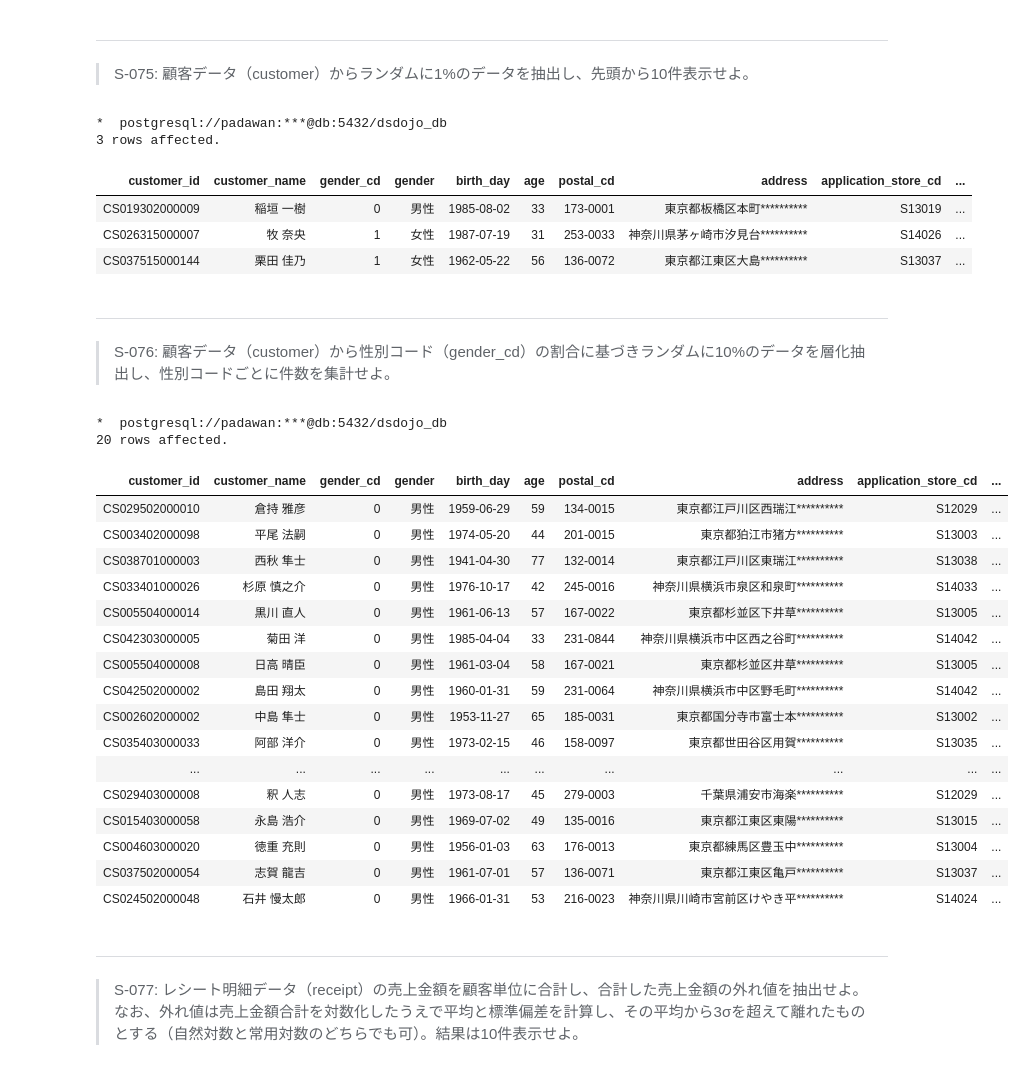
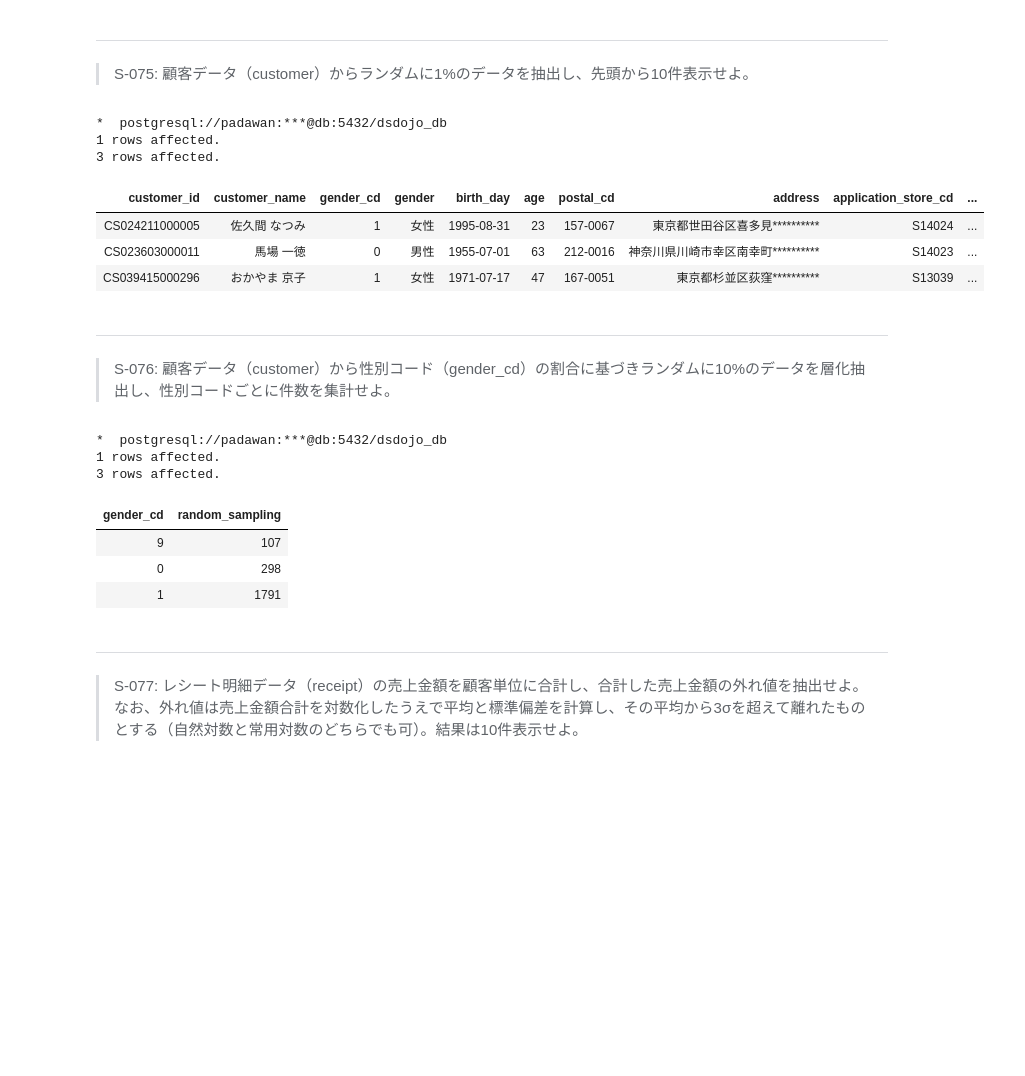
Before and after one commit to palakpaneerer/100knocks-preprocess, a Jupyter notebook: docker/work/preprocess_knock_SQL.ipynb, the cells around one changed output. Cells and saved outputs as stored; diff of their text form; code cells hidden in the pictures; blank space fills up the shorter version.

```diff
--- a/docker/work/preprocess_knock_SQL.ipynb
+++ b/docker/work/preprocess_knock_SQL.ipynb
@@ -2403,74 +2277,72 @@ LIMIT
 # %%
 %%sql
 
-WITH no_tbl AS (
+SELECT SETSEED(0.1);
+
+WITH row_tbl AS (
     SELECT
         *,
+        COUNT(*) OVER() AS total_records,
         ROW_NUMBER() OVER(ORDER BY RANDOM()) AS row
     FROM
         customer
 )
 SELECT
-    *
+    *,
+    COUNT(*) OVER() AS random_sampling
 FROM
-    no_tbl
+    row_tbl
 WHERE
-    row <= (SELECT
-               COUNT(*) * 0.01
-            FROM
-                customer)
+    row <= 0.01 * (SELECT
+                      COUNT(*)
+                  FROM
+                      customer
+                 )
 LIMIT
-    3
-;
+    3;
 # %% [output]
 *  postgresql://padawan:***@db:5432/dsdojo_db
+1 rows affected.
 3 rows affected.
 | customer_id | customer_name | gender_cd | gender | birth_day | age | postal_cd | address | application_store_cd | ... |
-| CS019302000009 | 稲垣 一樹 | 0 | 男性 | 1985-08-02 | 33 | 173-0001 | 東京都板橋区本町********** | S13019 | ... |
-| CS026315000007 | 牧 奈央 | 1 | 女性 | 1987-07-19 | 31 | 253-0033 | 神奈川県茅ヶ崎市汐見台********** | S14026 | ... |
-| CS037515000144 | 栗田 佳乃 | 1 | 女性 | 1962-05-22 | 56 | 136-0072 | 東京都江東区大島********** | S13037 | ... |
+| CS024211000005 | 佐久間 なつみ | 1 | 女性 | 1995-08-31 | 23 | 157-0067 | 東京都世田谷区喜多見********** | S14024 | ... |
+| CS023603000011 | 馬場 一徳 | 0 | 男性 | 1955-07-01 | 63 | 212-0016 | 神奈川県川崎市幸区南幸町********** | S14023 | ... |
+| CS039415000296 | おかやま 京子 | 1 | 女性 | 1971-07-17 | 47 | 167-0051 | 東京都杉並区荻窪********** | S13039 | ... |
 # %% [markdown]
 ---
 > S-076: 顧客データ（customer）から性別コード（gender_cd）の割合に基づきランダムに10%のデータを層化抽出し、性別コードごとに件数を集計せよ。
 # %%
 %%sql
 
-WITH tmp_tbl AS (
+SELECT SETSEED(0.1);
+
+WITH row_tbl AS (
     SELECT
         *,
         ROW_NUMBER() OVER(PARTITION BY gender_cd ORDER BY RANDOM()) AS row,
-        COUNT(*) OVER(PARTITION BY gender_cd) AS cnt
+        COUNT(*) OVER(PARTITION BY gender_cd) AS count
     FROM
         customer
 )
 SELECT
-    *
+    gender_cd,
+    COUNT(*) AS random_sampling
 FROM
-    tmp_tbl
+    row_tbl
 WHERE
-    row <= cnt * 0.01
+    row <= 0.1 * count
+GROUP BY
+    gender_cd
 LIMIT
-    20;
+    3;
 # %% [output]
 *  postgresql://padawan:***@db:5432/dsdojo_db
-20 rows affected.
+1 rows affected.
+3 rows affected.
-| customer_id | customer_name | gender_cd | gender | birth_day | age | postal_cd | address | application_store_cd | ... |
-| CS029502000010 | 倉持 雅彦 | 0 | 男性 | 1959-06-29 | 59 | 134-0015 | 東京都江戸川区西瑞江********** | S12029 | ... |
-| CS003402000098 | 平尾 法嗣 | 0 | 男性 | 1974-05-20 | 44 | 201-0015 | 東京都狛江市猪方********** | S13003 | ... |
-| CS038701000003 | 西秋 隼士 | 0 | 男性 | 1941-04-30 | 77 | 132-0014 | 東京都江戸川区東瑞江********** | S13038 | ... |
-| CS033401000026 | 杉原 慎之介 | 0 | 男性 | 1976-10-17 | 42 | 245-0016 | 神奈川県横浜市泉区和泉町********** | S14033 | ... |
-| CS005504000014 | 黒川 直人 | 0 | 男性 | 1961-06-13 | 57 | 167-0022 | 東京都杉並区下井草********** | S13005 | ... |
-| CS042303000005 | 菊田 洋 | 0 | 男性 | 1985-04-04 | 33 | 231-0844 | 神奈川県横浜市中区西之谷町********** | S14042 | ... |
-| CS005504000008 | 日高 晴臣 | 0 | 男性 | 1961-03-04 | 58 | 167-0021 | 東京都杉並区井草********** | S13005 | ... |
-| CS042502000002 | 島田 翔太 | 0 | 男性 | 1960-01-31 | 59 | 231-0064 | 神奈川県横浜市中区野毛町********** | S14042 | ... |
-| CS002602000002 | 中島 隼士 | 0 | 男性 | 1953-11-27 | 65 | 185-0031 | 東京都国分寺市富士本********** | S13002 | ... |
-| CS035403000033 | 阿部 洋介 | 0 | 男性 | 1973-02-15 | 46 | 158-0097 | 東京都世田谷区用賀********** | S13035 | ... |
-| ... | ... | ... | ... | ... | ... | ... | ... | ... | ... |
-| CS029403000008 | 釈 人志 | 0 | 男性 | 1973-08-17 | 45 | 279-0003 | 千葉県浦安市海楽********** | S12029 | ... |
-| CS015403000058 | 永島 浩介 | 0 | 男性 | 1969-07-02 | 49 | 135-0016 | 東京都江東区東陽********** | S13015 | ... |
-| CS004603000020 | 徳重 充則 | 0 | 男性 | 1956-01-03 | 63 | 176-0013 | 東京都練馬区豊玉中********** | S13004 | ... |
-| CS037502000054 | 志賀 龍吉 | 0 | 男性 | 1961-07-01 | 57 | 136-0071 | 東京都江東区亀戸********** | S13037 | ... |
-| CS024502000048 | 石井 慢太郎 | 0 | 男性 | 1966-01-31 | 53 | 216-0023 | 神奈川県川崎市宮前区けやき平********** | S14024 | ... |
+| gender_cd | random_sampling |
+| 9 | 107 |
+| 0 | 298 |
+| 1 | 1791 |
 # %% [markdown]
 ---
 > S-077: レシート明細データ（receipt）の売上金額を顧客単位に合計し、合計した売上金額の外れ値を抽出せよ。なお、外れ値は売上金額合計を対数化したうえで平均と標準偏差を計算し、その平均から3σを超えて離れたものとする（自然対数と常用対数のどちらでも可）。結果は10件表示せよ。
```
Also changed, not shown: parts of 23 cells of this notebook.
